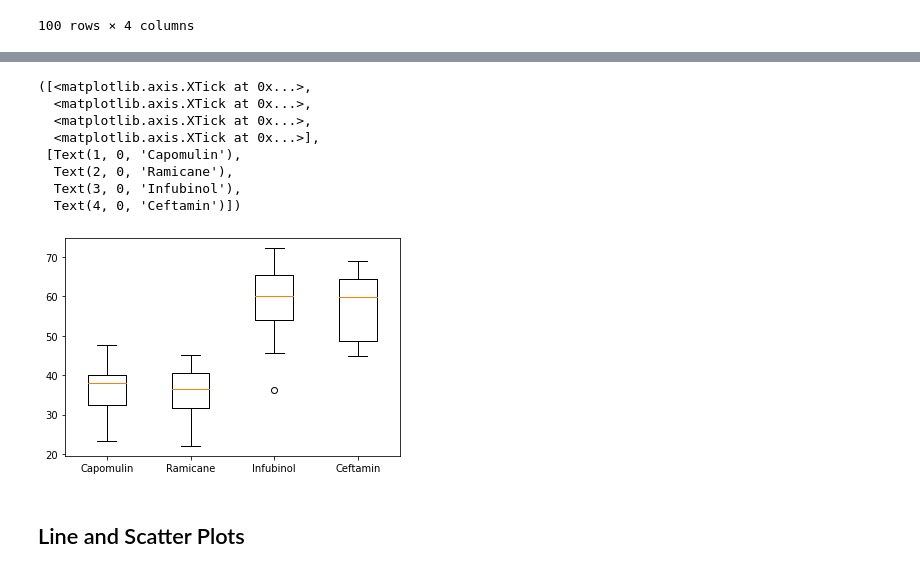
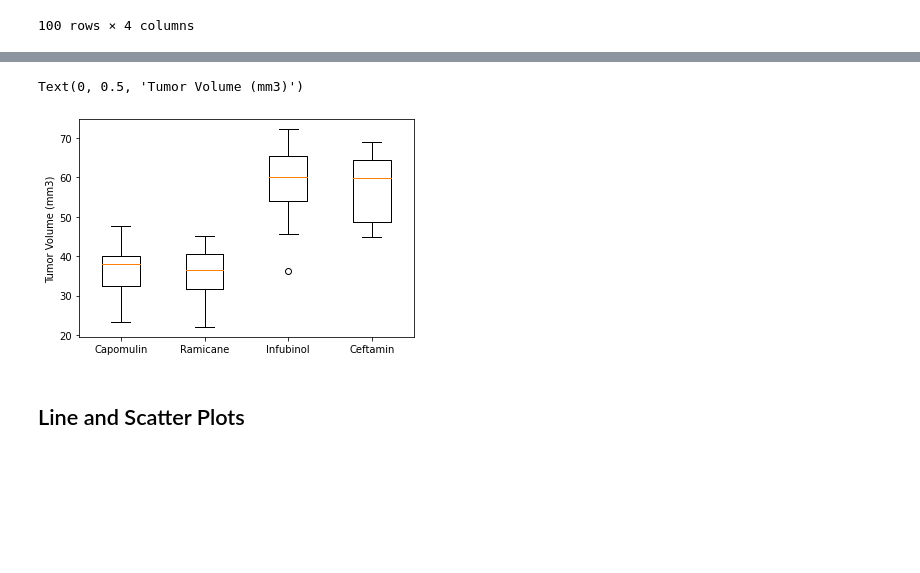
Before and after one commit to i-am-phoenix/rice-btcmp-hw5-matplotlib-challenge, a Jupyter notebook: pymaceuticals_starter.ipynb, the cells around one changed output, grey strips where cells are left out. Cells and saved outputs as stored; diff of their text form; code cells hidden in the pictures; blank space fills up the shorter version.

Commit message:
Added and formatted boxplot and outlier calculation stats table

```diff
--- a/pymaceuticals_starter.ipynb
+++ b/pymaceuticals_starter.ipynb
@@ -311,16 +311,29 @@ for drug in best_4_drugs:
 #   print(q)
 
 #   Calculate IQR
-    iqr=q[0.75]-q[0.25]
+    iqr=round(q[0.75]-q[0.25],2)
 #   print(f"iqr is {iqr}")
 
-    lower=q[0.25]-1.5*iqr
-    upper=q[0.75]+1.5*iqr
+    lower=round(q[0.25]-1.5*iqr,2)
+    upper=round(q[0.75]+1.5*iqr,2)
 
     tumor_vol_data_4_plotting.append(tumor_vol)
-    q14stat.append(q[0.25])
-    q34stat.append(q[0.75])
+    q14stat.append(round(q[0.25],2))
+    q34stat.append(round(q[0.75],2))
     iqr4stat.append(iqr)
     low4stat.append(lower)
     upper4stat.append(upper)
+
+outlier_stat_dic={
+    "Drug regimen": best_4_drugs,
+    "Q1":  q14stat,
+    "Q3":  q34stat,
+    "IQR": iqr4stat,
+    "Lower": low4stat,
+    "Upper": upper4stat,
+
+}
+
+outlier_stat=pd.DataFrame(outlier_stat_dic)
+outlier_stat
 # %% [output]
@@ -336,16 +345,11 @@ for drug in best_4_drugs:
 # %%
 plt.boxplot(tumor_vol_data_4_plotting)
 plt.xticks([1,2,3,4],best_4_drugs)
+plt.ylabel('Tumor Volume (mm3)')
+plt.xlabel()
 # %% [output]
-([<matplotlib.axis.XTick at 0x...>,
-  <matplotlib.axis.XTick at 0x...>,
-  <matplotlib.axis.XTick at 0x...>,
-  <matplotlib.axis.XTick at 0x...>],
- [Text(1, 0, 'Capomulin'),
-  Text(2, 0, 'Ramicane'),
-  Text(3, 0, 'Infubinol'),
-  Text(4, 0, 'Ceftamin')])
+Text(0, 0.5, 'Tumor Volume (mm3)')
-[figure, old version]
+[figure, new version]
 # %%
 # Generate a box plot of the final tumor volume of each mouse across four regimens of interest
 # %% [markdown]
```
Also changed, not shown: parts of 1 cell of this notebook.
